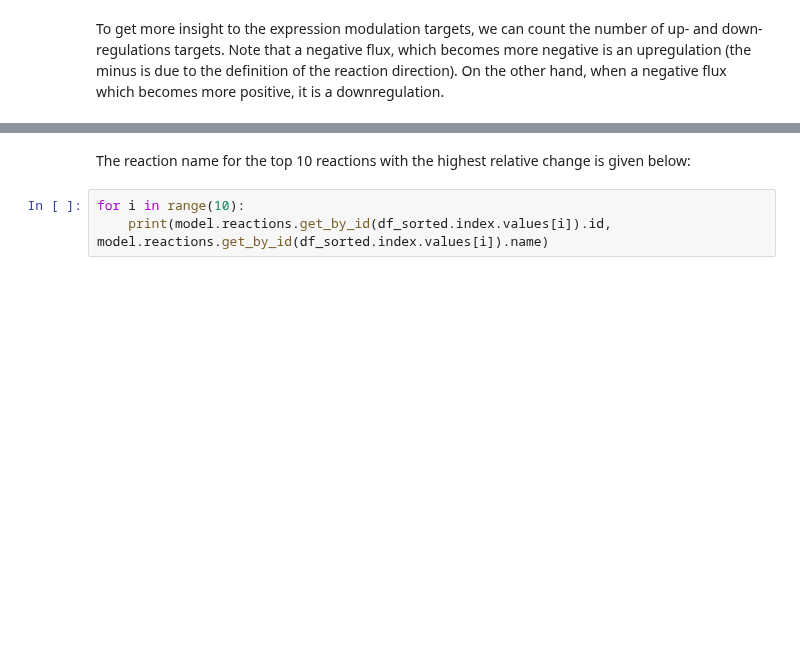
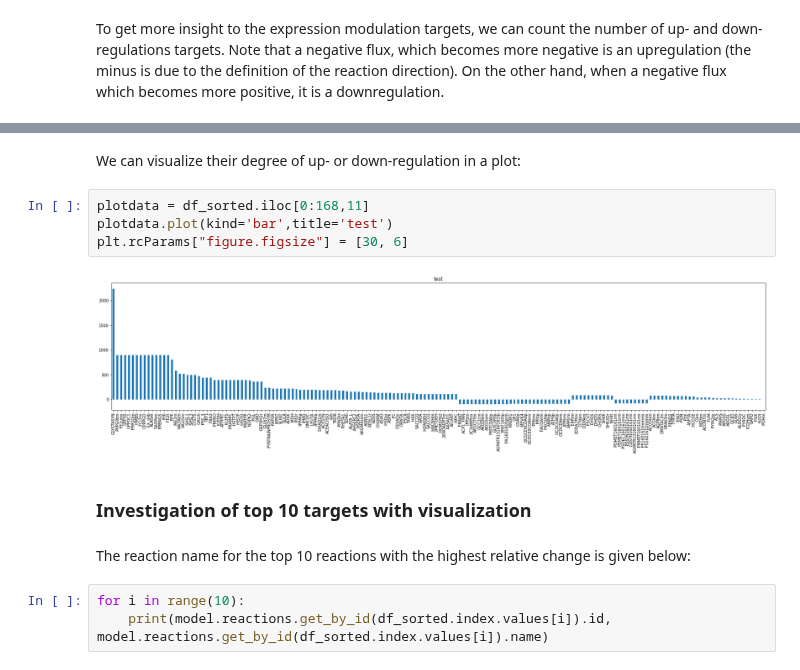
Before and after one commit to 27410/group-assignment-2021-group_10_rhb_cerevisiae, a Jupyter notebook: Analysis/Mutant_regulation_targets.ipynb, the cells around one changed output, grey strips where cells are left out. Drawn from its saved outputs; the diff is of its cells as text; blank space fills up the shorter version.

```diff
--- a/Analysis/Mutant_regulation_targets.ipynb
+++ b/Analysis/Mutant_regulation_targets.ipynb
@@ -106,6 +103,16 @@ for i in range(0,195):
 print("There are",upreg_counter,"up-regulation targets and",downreg_counter,"down-regulation tagets.")
 # %% [output]
 There are 151 up-regulation targets and 44 down-regulation tagets.
+# %% [markdown]
+We can visualize their degree of up- or down-regulation in a plot:
+# %%
+plotdata = df_sorted.iloc[0:168,11]
+plotdata.plot(kind='bar',title='test')
+plt.rcParams["figure.figsize"] = [30, 6]
+# %% [output]
+[figure, added]
+# %% [markdown]
+### Investigation of top 10 targets with visualization
 # %% [markdown]
 The reaction name for the top 10 reactions with the highest relative change is given below:
 # %%
```
Also changed, not shown: parts of 29 cells of this notebook, 2 other files.
